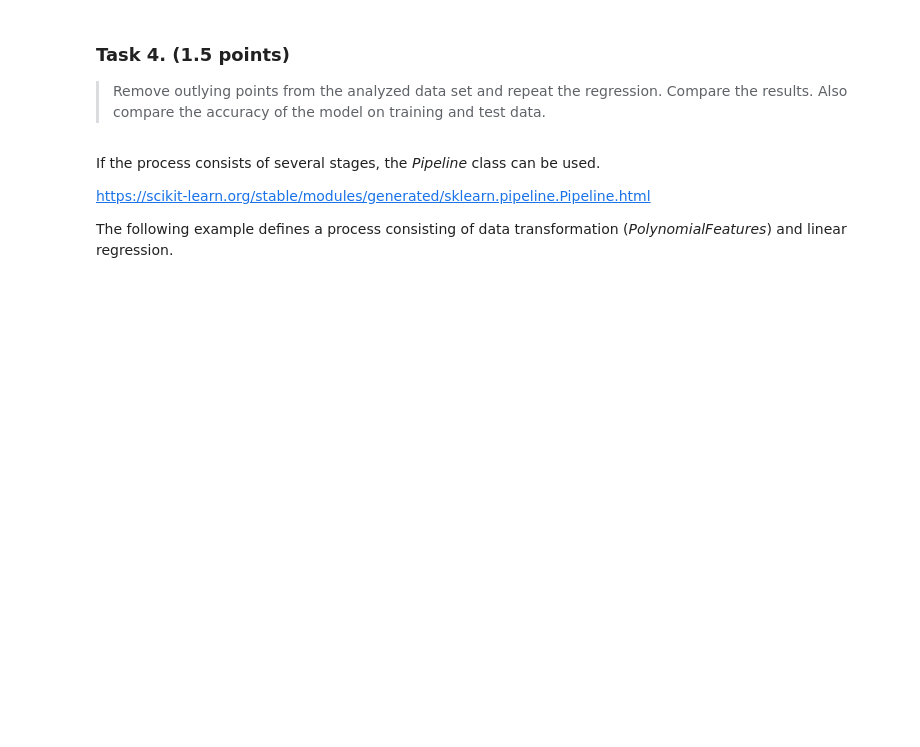
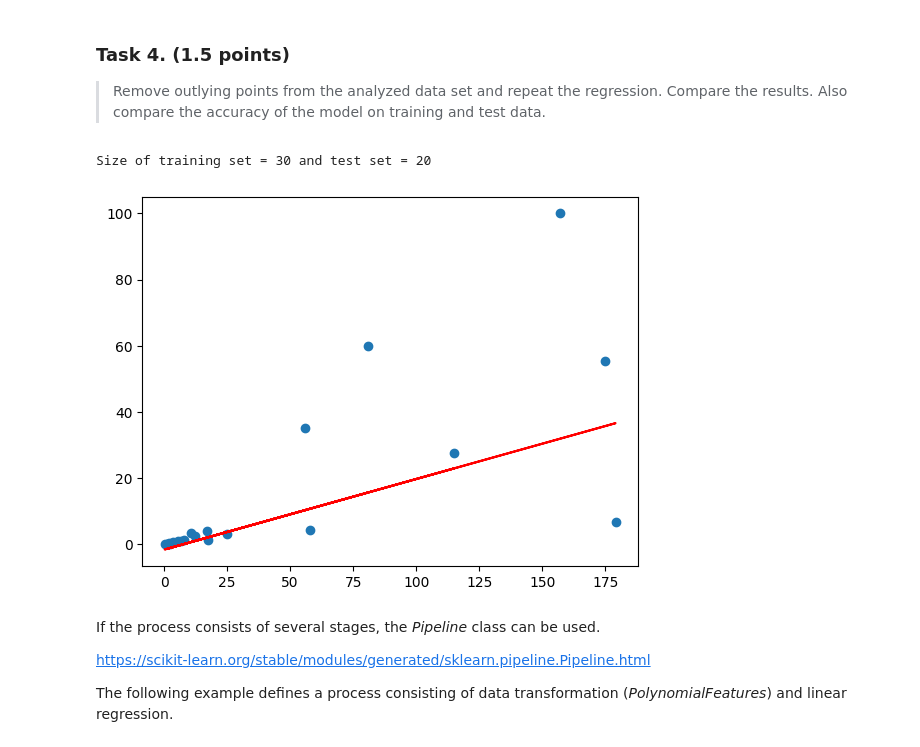
Before and after one commit to Azirral/data-science-exercises, a Jupyter notebook: Exercise3/ADM_prediction.ipynb, the cells around one changed output. Saved outputs shown, nothing was run; the diff lists cells and outputs as text; code cells hidden in the pictures; blank space fills up the shorter version.

```diff
--- a/Exercise3/ADM_prediction.ipynb
+++ b/Exercise3/ADM_prediction.ipynb
@@ -297,3 +322,35 @@ plt.plot(X2, y2_model,'-r');
+# %%
+df = pd.read_csv('brain_body.csv', index_col='Index')
+df.head()
+
+df = remove_outliers_two_columns(df, "BrainWeight", "BodyWeight")
+
+model = LinearRegression(fit_intercept=True)
+model
+
+# Secondly, explanatory variable needs to have dimensionality accounted for.
+X = np.array(df['BodyWeight'])[:, np.newaxis]
+X.shape
+
+y = np.array(df['BrainWeight'])
+
+from sklearn.model_selection import train_test_split
+
+X1, X2, y1, y2 = train_test_split(X, y, random_state=0,
+                                  train_size=0.6)
+print ('Size of training set = %d and test set = %d' % (y1.size, y2.size))
+
+model.fit(X1, y1)
+
+y2_model = model.predict(X2)
+
+mean_squared_error(y2, y2_model)
+
+plt.scatter(X2, y2)
+plt.plot(X2, y2_model,'-r');
+# %% [output]
+Size of training set = 30 and test set = 20
+[figure, added]
 # %% [markdown]
 If the process consists of several stages, the *Pipeline* class can be used.
 
```
Also changed, not shown: parts of 3 cells of this notebook.
